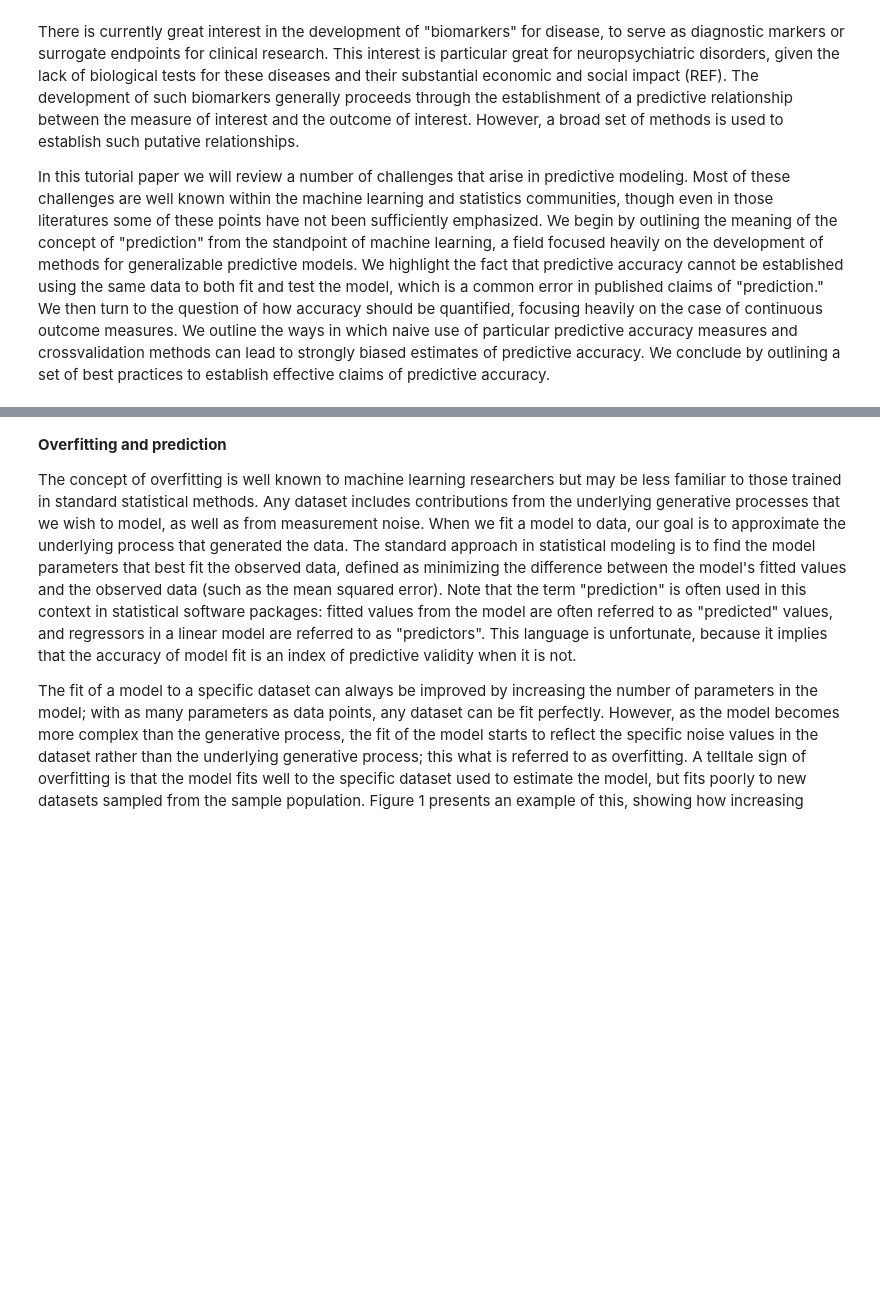
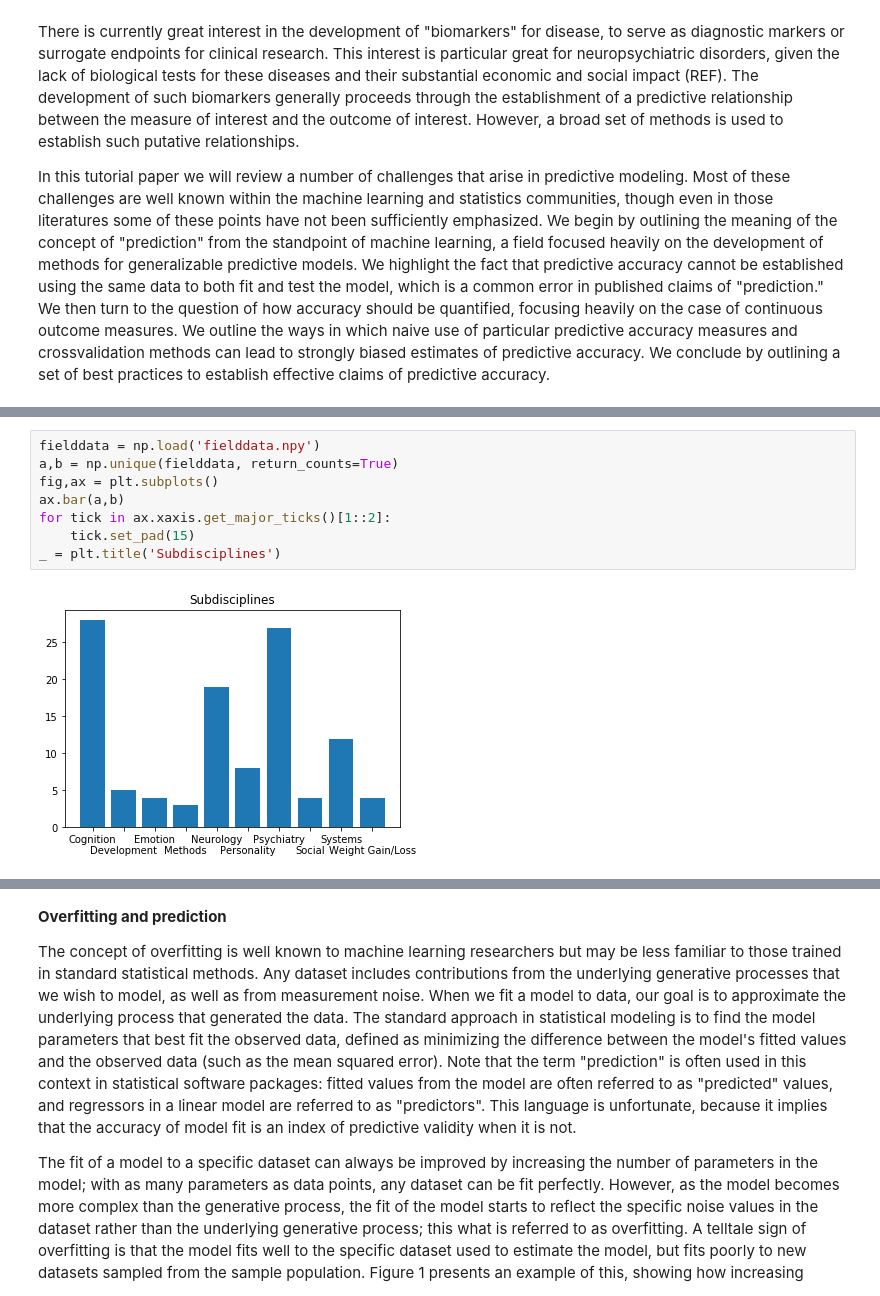
Before and after one commit to poldrack/PredictionCV, a Jupyter notebook: PredictionPaper.ipynb, the cells around one changed output, grey strips where cells are left out. Drawn from its saved outputs; the diff is of its cells as text; blank space fills up the shorter version.

```diff
--- a/PredictionPaper.ipynb
+++ b/PredictionPaper.ipynb
@@ -43,0 +62,10 @@ Some examples of post-hoc cross-validation are straightforward. The most common
+# %%
+fielddata = np.load('fielddata.npy')
+a,b = np.unique(fielddata, return_counts=True)
+fig,ax = plt.subplots()
+ax.bar(a,b)
+for tick in ax.xaxis.get_major_ticks()[1::2]:
+    tick.set_pad(15)
+_ = plt.title('Subdisciplines')
+# %% [output]
+[figure, added]
```
Also changed, not shown: parts of 7 cells of this notebook.
